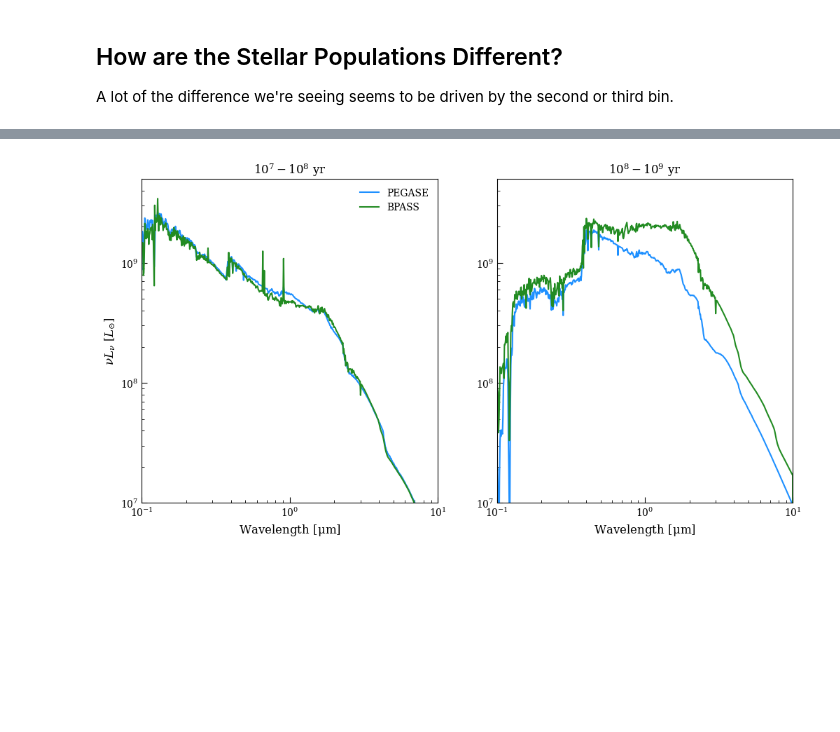
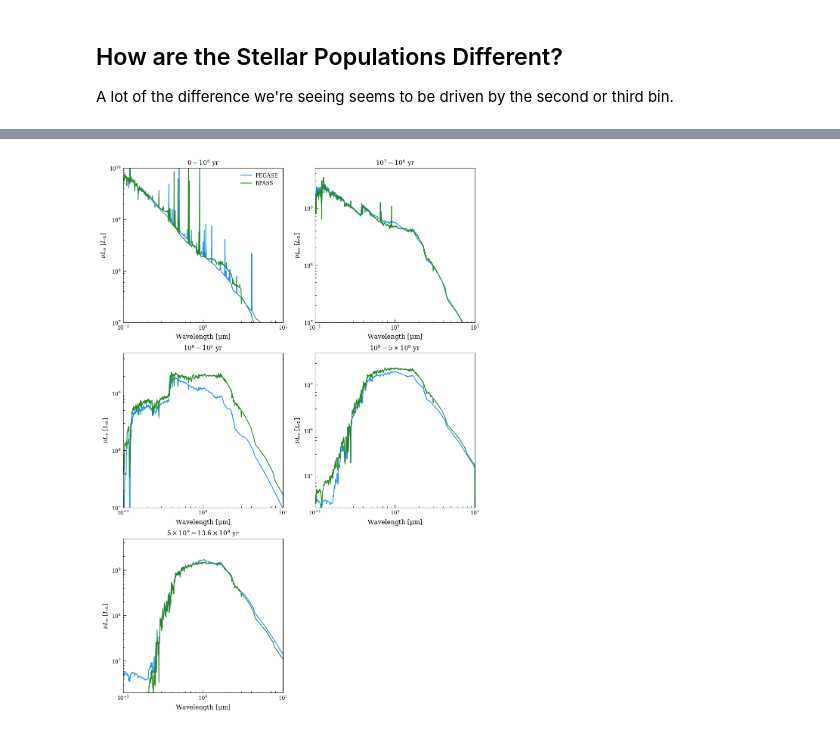
Before and after one commit to ebmonson/lightningpy, a Jupyter notebook: examples/notebooks/BPASS_comparison_ngc337.ipynb, the cells around one changed output, grey strips where cells are left out. Cells and saved outputs as stored; diff of their text form; code cells hidden in the pictures; blank space fills up the shorter version.

Commit message:
Update BPASS comparison

```diff
--- a/examples/notebooks/BPASS_comparison_ngc337.ipynb
+++ b/examples/notebooks/BPASS_comparison_ngc337.ipynb
@@ -338,32 +354,61 @@ BPASS is giving us a worse fit in the optical due to ... something. Something re
 
 A lot of the difference we're seeing seems to be driven by the second or third bin.
 # %%
-fig,axs = plt.subplots(1,2, figsize=(12,6))
+fig,axs = plt.subplots(3,2, figsize=(12,18))
+fig2, axs2 = plt.subplots(3,2, figsize=(12,18))
+
+axs = axs.ravel()
+axs2 = axs2.ravel()
+
+titles = [r'$0-10^6$ yr', r'$10^7-10^8$ yr', r'$10^8-10^9$ yr', r'$10^9-5 \times 10^9$ yr', r'$5 \times 10^9-13.6 \times 10^9$ yr']
+
+# Smooth the ratio to highlight continuum differences
+from astropy.convolution import convolve, Box1DKernel
+sm = Box1DKernel(7)
+
+for i in np.arange(5):
+
+    axs[i].plot(lgh_pg.stars.wave_grid_obs, lgh_pg.stars.nu_grid_obs * lgh_pg.stars.Lnu_obs[i,:].flatten(),
+        color='dodgerblue', label='PEGASE')
+    axs[i].plot(lgh_bp.stars.wave_grid_obs, lgh_bp.stars.nu_grid_obs * lgh_bp.stars.Lnu_obs[i,2,:].flatten(),
+        color='forestgreen', label='BPASS')
+
+    ratio = lgh_bp.stars.Lnu_obs[i,2,:].flatten() / lgh_pg.stars.Lnu_obs[i,:].flatten()
+
+    axs2[i].plot(lgh_pg.stars.wave_grid_obs, convolve(ratio, sm),
+                 color='k')
+    axs2[i].axhline(1, color='slategray', alpha=0.4)
+    axs2[i].axhline(0.5,linestyle='--', color='slategray', alpha=0.4)
+    axs2[i].axhline(2,linestyle='--', color='slategray', alpha=0.4)
+    axs2[i].axhline(0.2,linestyle=':', color='slategray', alpha=0.4)
+    axs2[i].axhline(5,linestyle=':', color='slategray', alpha=0.4)
+
+    axs[i].set_xscale('log')
+    axs[i].set_xlim(0.1, 10)
+    axs[i].set_yscale('log')
+    axs[i].set_ylim(1e7, 5e9)
+    axs[i].set_xlabel(r'Wavelength [$\rm \mu m$]')
+    axs[i].set_ylabel(r'$\nu L_{\nu}~[L_{\odot}]$')
+    axs[i].set_title(titles[i])
+
+    axs2[i].set_xscale('log')
+    axs2[i].set_xlim(0.1, 10)
+    axs2[i].set_yscale('log')
+    axs2[i].set_ylim(0.1, 10)
+    axs2[i].set_xlabel(r'Wavelength [$\rm \mu m$]')
+    if i % 2 == 0: axs2[i].set_ylabel(r'BPASS/PEGASE')
+    axs2[i].set_title(titles[i])
+
+    if i == 0: axs[i].legend()
+
+axs[-1].axis('off')
+axs[0].set_ylim(1e7, 1e10)
+axs[-2].set_ylim(2e6, 5e9)
+axs[-3].set_ylim(2e6, 5e9)
 
 
-axs[0].plot(lgh_pg.stars.wave_grid_obs, lgh_pg.stars.nu_grid_obs * lgh_pg.stars.Lnu_obs[1,:].flatten(),
-        color='dodgerblue', label='PEGASE')
-axs[0].plot(lgh_bp.stars.wave_grid_obs, lgh_bp.stars.nu_grid_obs * lgh_bp.stars.Lnu_obs[1,2,:].flatten(),
-        color='forestgreen', label='BPASS')
+axs2[-1].axis('off')
 
-axs[0].set_xscale('log')
-axs[0].set_xlim(0.1, 10)
-axs[0].set_yscale('log')
-axs[0].set_ylim(1e7, 5e9)
-axs[0].legend()
-axs[0].set_xlabel(r'Wavelength [$\rm \mu m$]')
-axs[0].set_ylabel(r'$\nu L_{\nu}~[L_{\odot}]$')
-axs[0].set_title(r'$10^7-10^8$ yr')
-
-axs[1].plot(lgh_pg.stars.wave_grid_obs, lgh_pg.stars.nu_grid_obs * lgh_pg.stars.Lnu_obs[2,:].flatten(),
-        color='dodgerblue', label='PEGASE')
-axs[1].plot(lgh_bp.stars.wave_grid_obs, lgh_bp.stars.nu_grid_obs * lgh_bp.stars.Lnu_obs[2,2,:].flatten(),
-        color='forestgreen', label='BPASS')
-
-axs[1].set_xscale('log')
-axs[1].set_xlim(0.1, 10)
-axs[1].set_yscale('log')
-axs[1].set_ylim(1e7, 5e9)
-axs[1].set_xlabel(r'Wavelength [$\rm \mu m$]')
-axs[1].set_title(r'$10^8-10^9$ yr')
+# fig.savefig('/Users/eqm5663/Desktop/all_age_bpass_comparison.pdf')
+# fig2.savefig('/Users/eqm5663/Desktop/all_age_bpass_ratio.pdf')
 # %% [output]
@@ -371 +416 @@ Text(0.5, 1.0, '$10^8-10^9$ yr')
-[figure, old version]
+[figure, new version]
```
Also changed, not shown: parts of 5 cells of this notebook.
